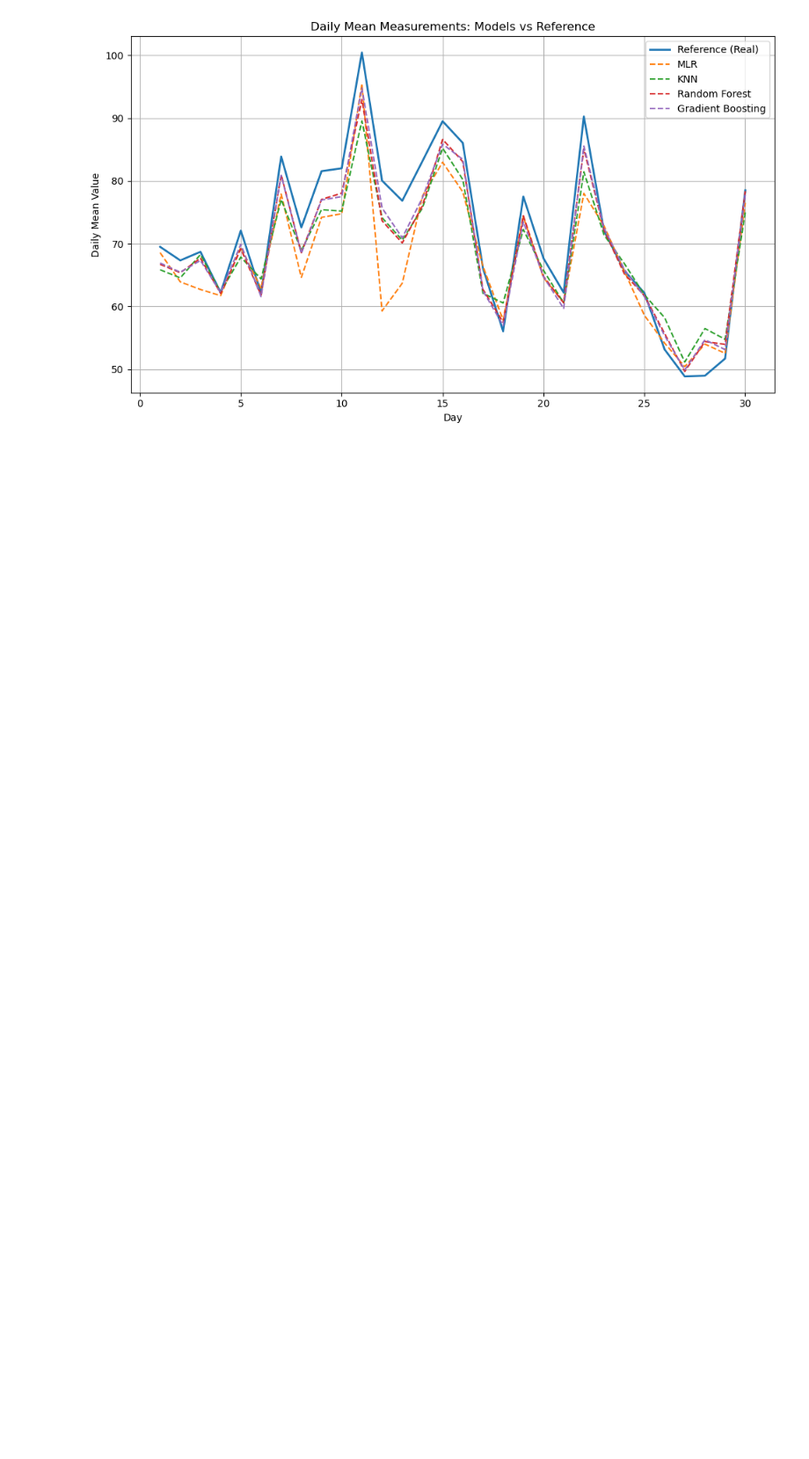
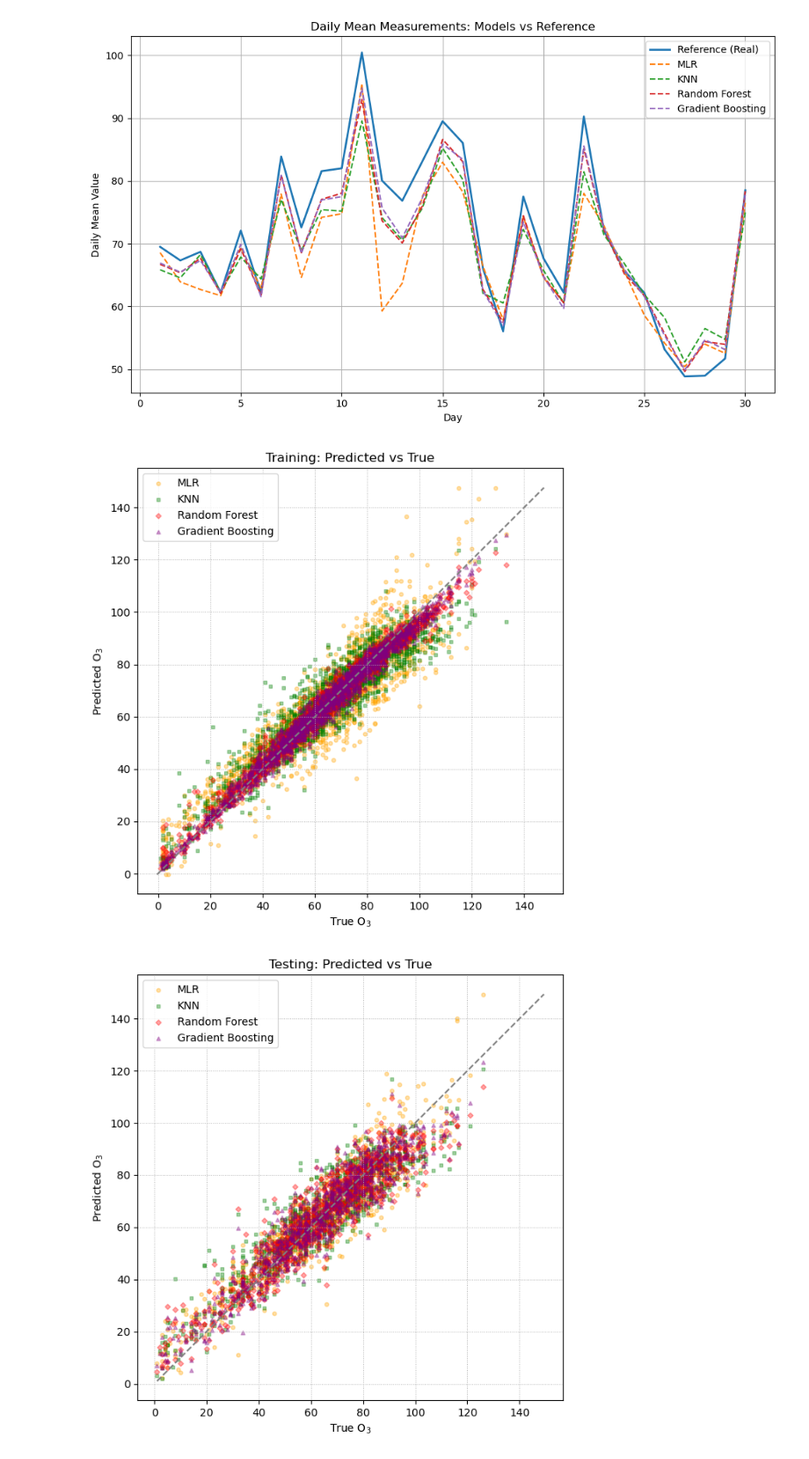
Before and after one commit to xarti55/SANS-IoT_calibration_analysis_and_denoising, a Jupyter notebook: src/graphs/graphs.ipynb, the cells around one changed output. Shown at 88% size. Drawn from its saved outputs; the diff is of its cells as text; code cells hidden in the pictures; blank space fills up the shorter version.

```diff
--- a/src/graphs/graphs.ipynb
+++ b/src/graphs/graphs.ipynb
@@ -244,6 +244,80 @@ plt.tight_layout()
 plt.show()
 # %% [output]
 [figure]
+# %%
+import numpy as np
+import matplotlib.pyplot as plt
+
+# --- Load your best models from globals ---
+models = {
+    "MLR": globals().get("mlr_best_model_all", None),
+    "KNN": globals().get("knn_best_model_all", None),
+    "Random Forest": globals().get("rf_best_model_all", None),
+    "Gradient Boosting": globals().get("gb_best_model_all", None),
+}
+
+# --- Prepare prediction dictionaries ---
+preds_train = {}
+preds_test = {}
+
+for name, model in models.items():
+    if model is not None:
+        preds_train[name] = model.predict(X_train)
+        preds_test[name] = model.predict(X_test)
+
+# --- Plotting function ---
+def plot_pred_vs_true(true_vals, preds_dict, dataset_name, max_points=2000):
+    plt.figure(figsize=(6.5, 6.5))
+
+    # Subsample points to reduce overplotting
+    n = len(true_vals)
+    if n > max_points:
+        idx = np.random.choice(n, max_points, replace=False)
+        true_vals = true_vals[idx]
+    else:
+        idx = slice(None)
+
+    # Define markers and colors
+    markers = ['o', 's', 'D', '^']
+    colors = {
+        "MLR": "orange",
+        "KNN": "green",
+        "Random Forest": "red",
+        "Gradient Boosting": "purple"
+    }
+
+    for i, (name, pred_vals) in enumerate(preds_dict.items()):
+        plt.scatter(
+            true_vals,
+            pred_vals[idx],
+            marker=markers[i % len(markers)],
+            color=colors.get(name, 'black'),  # Use specified color
+            label=name,
+            alpha=0.35,
+            s=12
+        )
+
+    # Identity line
+    all_vals = np.concatenate([true_vals] + [preds_dict[k][idx] for k in preds_dict])
+    vmin, vmax = np.min(all_vals), np.max(all_vals)
+    plt.plot([vmin, vmax], [vmin, vmax], linestyle='--', linewidth=1.5, color='gray')
+
+    plt.xlabel("True O$_3$")
+    plt.ylabel("Predicted O$_3$")
+    plt.title(f"{dataset_name}: Predicted vs True")
+    plt.legend()
+    plt.grid(True, linestyle=':', linewidth=0.7)
+    plt.gca().set_aspect('equal', adjustable='box')
+    plt.tight_layout()
+    plt.savefig(f"images/scatter_{dataset_name}.png", dpi=300)
+    plt.show()
+
+# --- Plot predictions ---
+plot_pred_vs_true(y_train.values, preds_train, "Training")
+plot_pred_vs_true(y_test.values, preds_test, "Testing")
+# %% [output]
+[figure, added]
+[figure, added]
 # %%
 training_days = 28
 training_hours = 28*training_days
```
Also changed, not shown: parts of 1 cell of this notebook.
